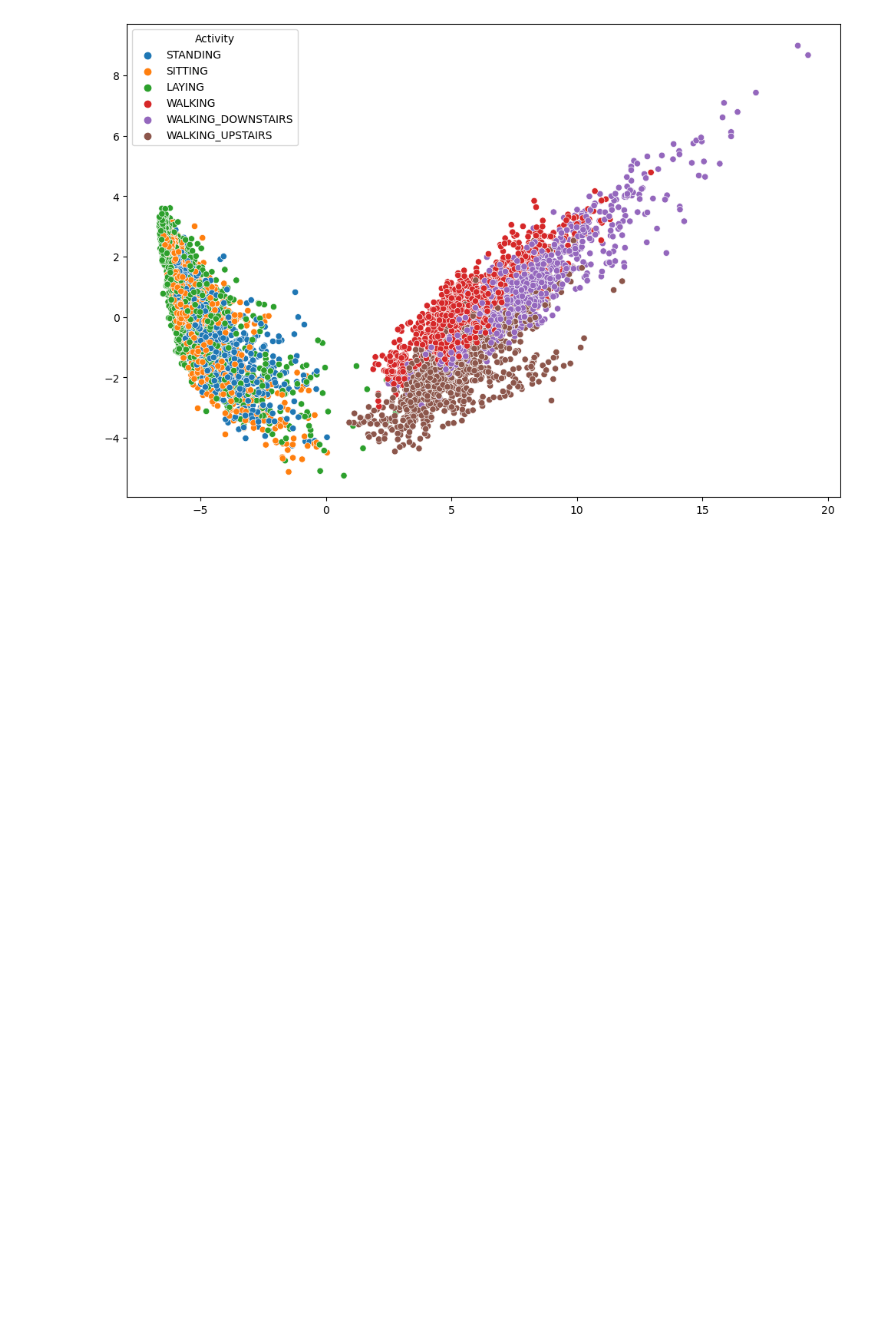
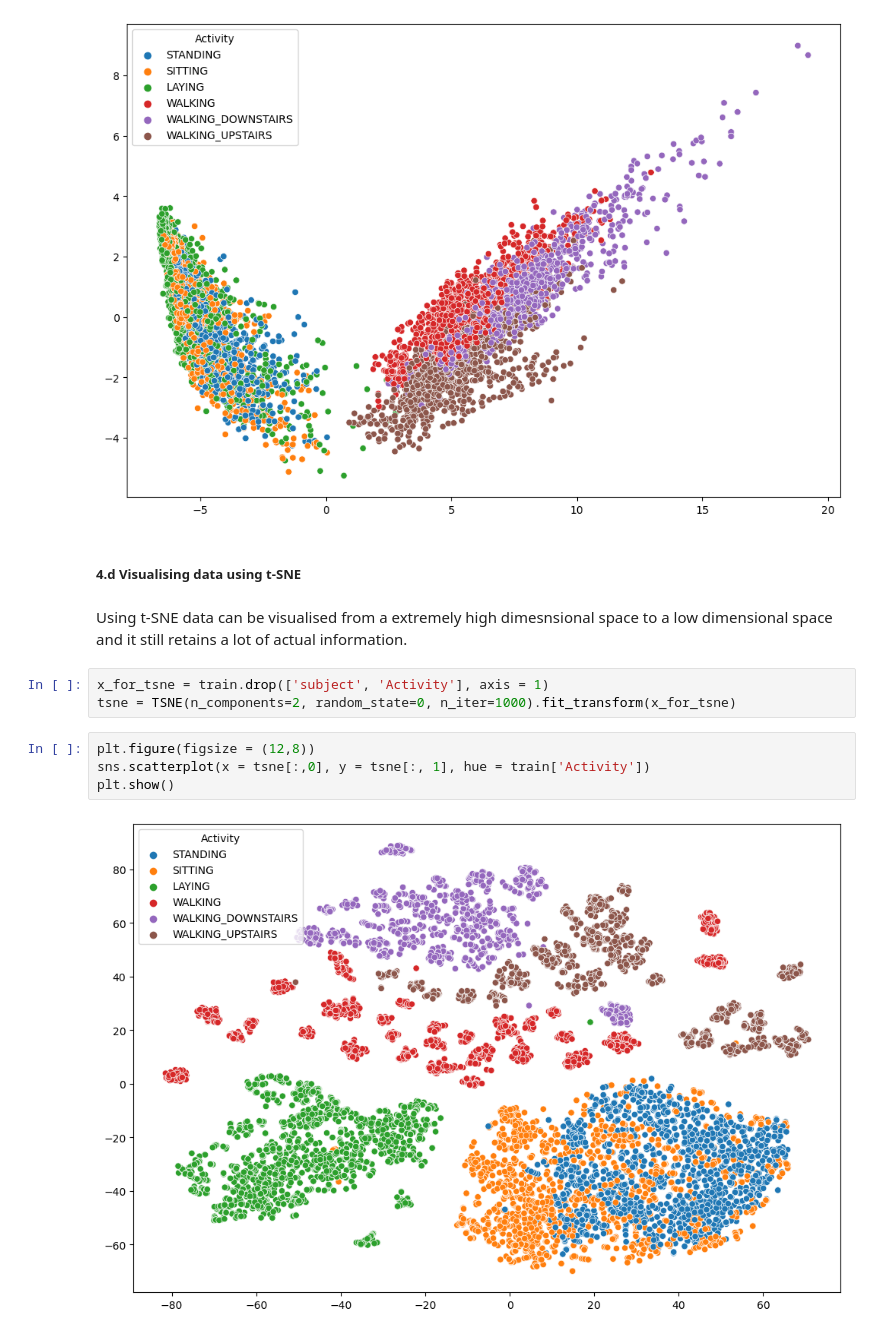
Before and after one commit to ArpitTripathi945/Human_Activity_Recognition, a Jupyter notebook: human_activity_recognition_using_Smartphone_data.ipynb, the cells around one changed output. Saved outputs shown, nothing was run; the diff lists cells and outputs as text; blank space fills up the shorter version.

Commit message:
Analysing using tsne

```diff
--- a/human_activity_recognition_using_Smartphone_data.ipynb
+++ b/human_activity_recognition_using_Smartphone_data.ipynb
@@ -265,3 +265,16 @@ sns.scatterplot(x = pca[:,0], y = pca[:, 1], hue = train['Activity'])
 plt.show()
 # %% [output]
 [figure]
+# %% [markdown]
+##### 4.d Visualising data using t-SNE
+# %% [markdown]
+Using t-SNE data can be visualised from a extremely high dimesnsional space to a low dimensional space and it still retains a lot of actual information.
+# %%
+x_for_tsne = train.drop(['subject', 'Activity'], axis = 1)
+tsne = TSNE(n_components=2, random_state=0, n_iter=1000).fit_transform(x_for_tsne)
+# %%
+plt.figure(figsize = (12,8))
+sns.scatterplot(x = tsne[:,0], y = tsne[:, 1], hue = train['Activity'])
+plt.show()
+# %% [output]
+[figure, added]
```
